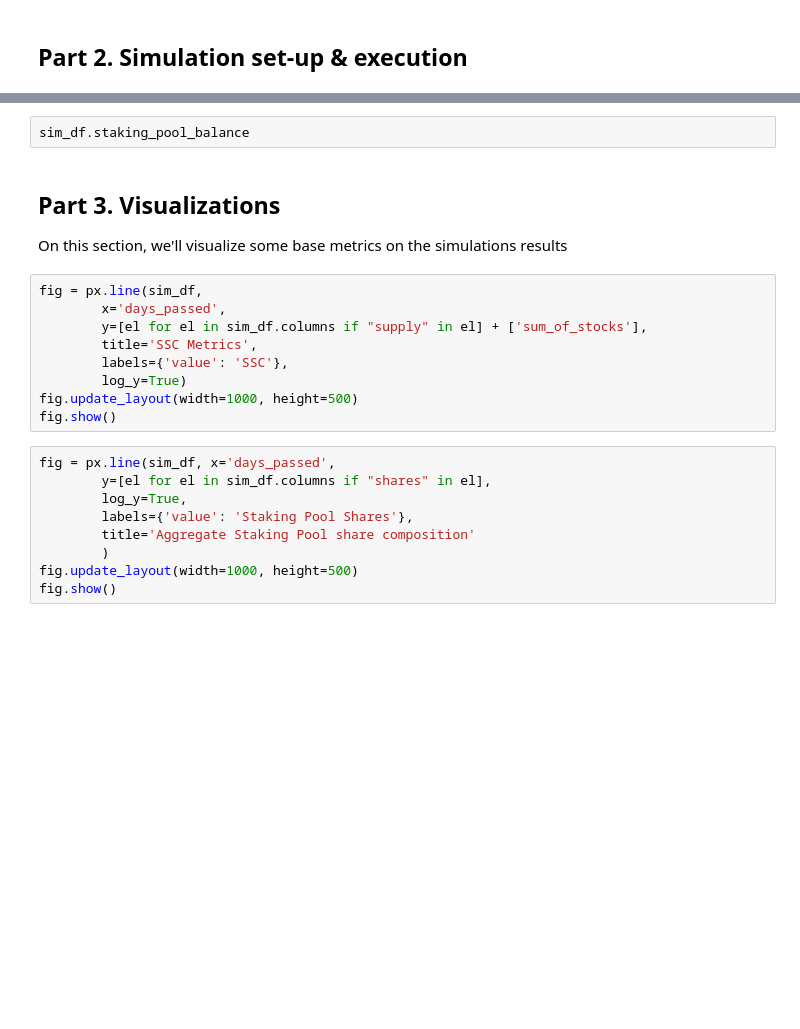
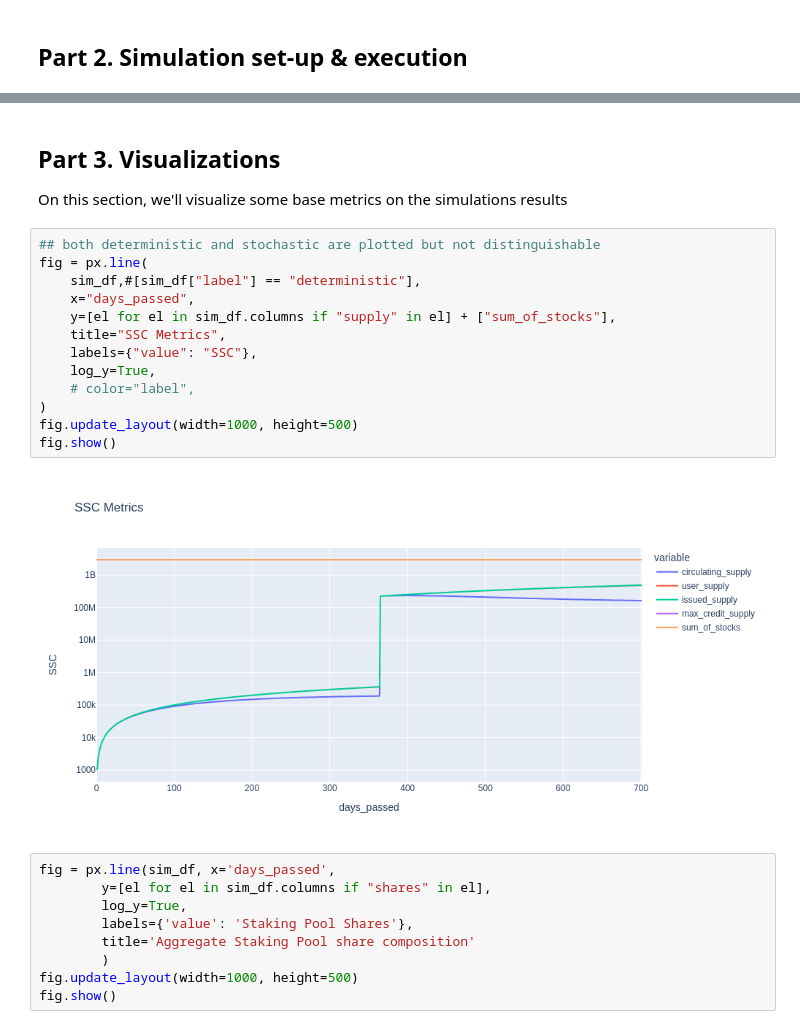
Before and after one commit to BlockScience/subspace, a Jupyter notebook: notebooks/sanity_check.ipynb, the cells around one changed output, grey strips where cells are left out. Drawn from its saved outputs; the diff is of its cells as text; blank space fills up the shorter version.

```diff
--- a/notebooks/sanity_check.ipynb
+++ b/notebooks/sanity_check.ipynb
@@ -37,18 +66,22 @@ sim_df.head(5)
-# %%
-sim_df.staking_pool_balance
 # %% [markdown]
 ## Part 3. Visualizations
 
 On this section, we'll visualize some base metrics on the simulations results
 # %%
-fig = px.line(sim_df,
-        x='days_passed',
-        y=[el for el in sim_df.columns if "supply" in el] + ['sum_of_stocks'],
-        title='SSC Metrics',
-        labels={'value': 'SSC'},
-        log_y=True)
+## both deterministic and stochastic are plotted but not distinguishable
+fig = px.line(
+    sim_df,#[sim_df["label"] == "deterministic"],
+    x="days_passed",
+    y=[el for el in sim_df.columns if "supply" in el] + ["sum_of_stocks"],
+    title="SSC Metrics",
+    labels={"value": "SSC"},
+    log_y=True,
+    # color="label",
+)
 fig.update_layout(width=1000, height=500)
 fig.show()
+# %% [output]
+[figure, added]
 # %%
 fig = px.line(sim_df, x='days_passed',
         y=[el for el in sim_df.columns if "shares" in el],
```
Also changed, not shown: parts of 14 cells of this notebook, 4 other files.
